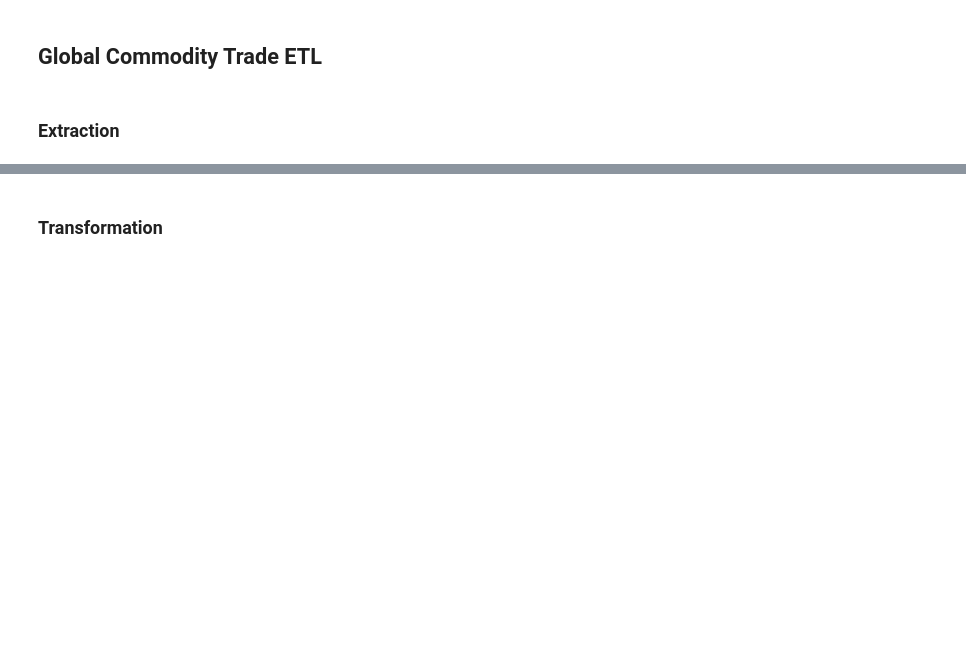
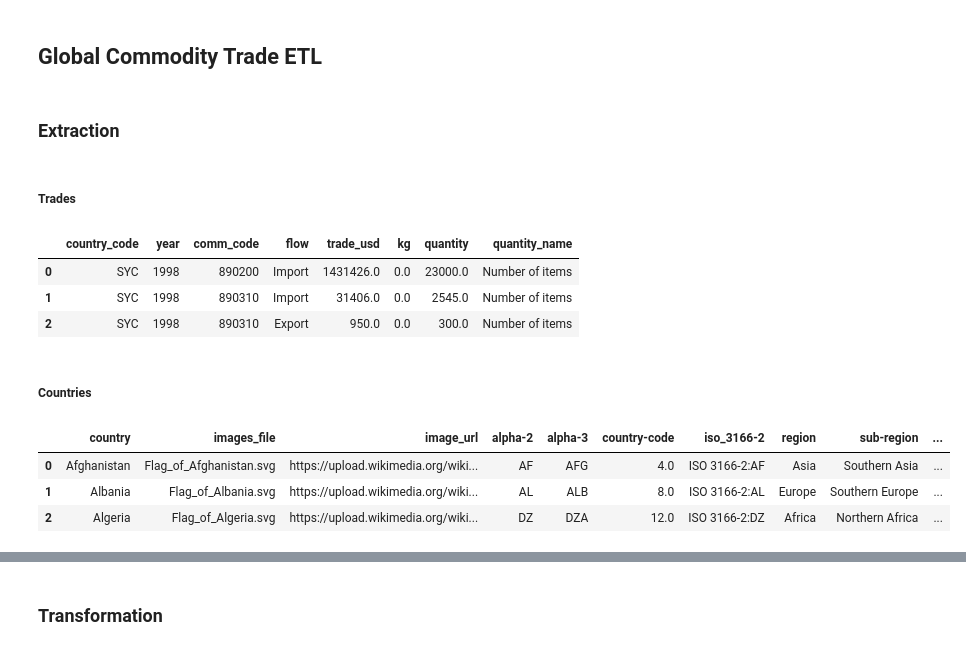
Before and after one commit to betofleitass/etl_python_pentaho, a Jupyter notebook: etl.ipynb, the cells around one changed output, grey strips where cells are left out. Cells and saved outputs as stored; diff of their text form; code cells hidden in the pictures; blank space fills up the shorter version.

```diff
--- a/etl.ipynb
+++ b/etl.ipynb
@@ -26,6 +27,23 @@ with engine.begin() as conn:
     trades_generator = pd.read_sql_query(query, conn, chunksize=chunk_size)
     # Concatenate batch DataFrames into a single one
     df_trades = pd.concat(trades_generator)
+# %% [markdown]
+##### Trades
+# %%
+df_trades.head(3)
+# %% [output]
+|  | country_code | year | comm_code | flow | trade_usd | kg | quantity | quantity_name |
+| 0 | SYC | 1998 | 890200 | Import | 1431426.0 | 0.0 | 23000.0 | Number of items |
+| 1 | SYC | 1998 | 890310 | Import | 31406.0 | 0.0 | 2545.0 | Number of items |
+| 2 | SYC | 1998 | 890310 | Export | 950.0 | 0.0 | 300.0 | Number of items |
+# %% [markdown]
+##### Countries
 # %%
 # Read the JSON file with the countries data
 df_countries = pd.read_json('./sources/country_data.json')
+df_countries.head(3)
+# %% [output]
+|  | country | images_file | image_url | alpha-2 | alpha-3 | country-code | iso_3166-2 | region | sub-region | ... |
+| 0 | Afghanistan | Flag_of_Afghanistan.svg | https://upload.wikimedia.org/wiki... | AF | AFG | 4.0 | ISO 3166-2:AF | Asia | Southern Asia | ... |
+| 1 | Albania | Flag_of_Albania.svg | https://upload.wikimedia.org/wiki... | AL | ALB | 8.0 | ISO 3166-2:AL | Europe | Southern Europe | ... |
+| 2 | Algeria | Flag_of_Algeria.svg | https://upload.wikimedia.org/wiki... | DZ | DZA | 12.0 | ISO 3166-2:DZ | Africa | Northern Africa | ... |
```
Also changed, not shown: parts of 25 cells of this notebook.
